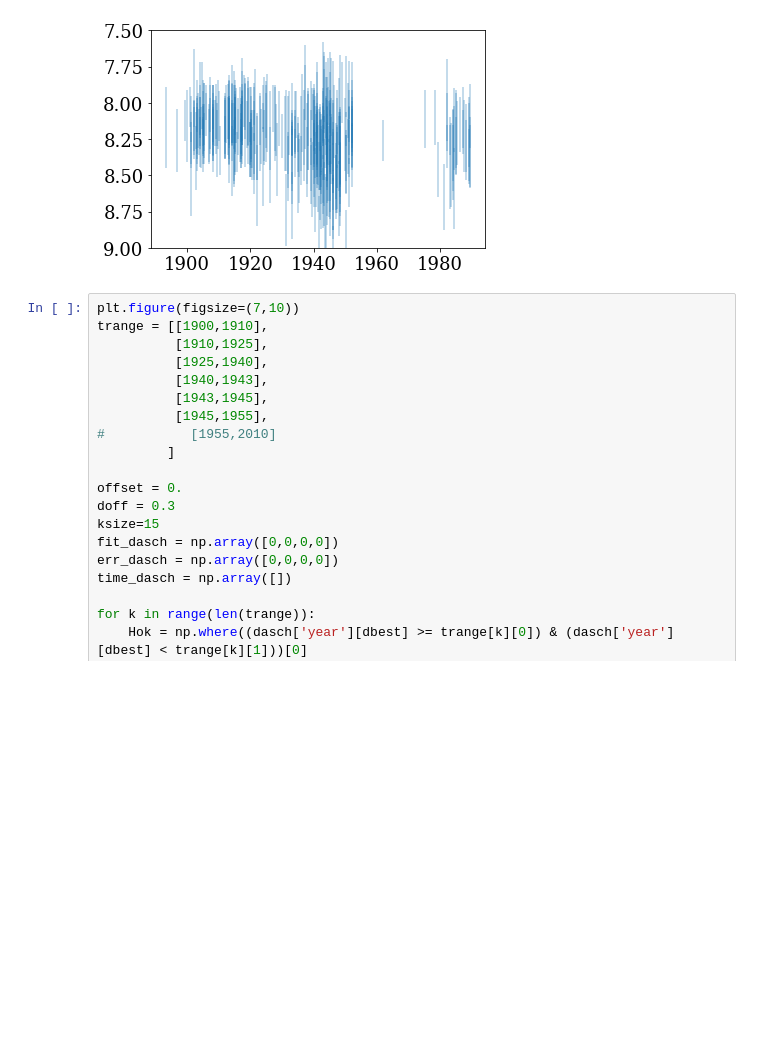
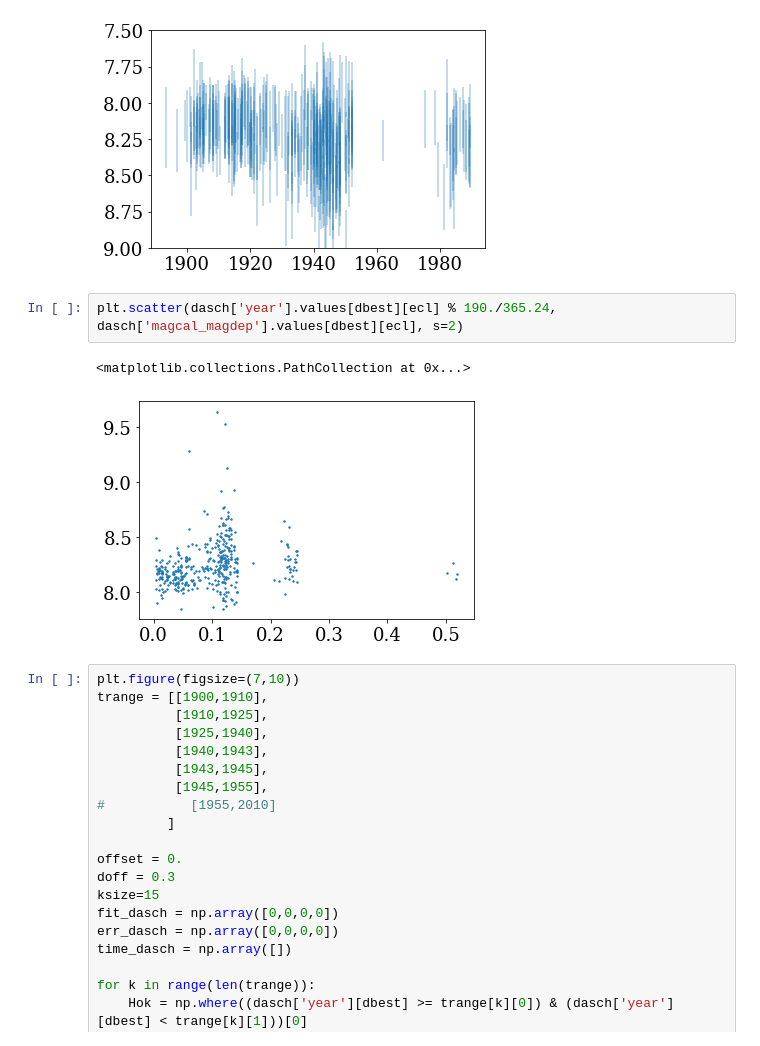
Before and after one commit to jradavenport/HS-Hya, a Jupyter notebook: makeplots.ipynb, the cells around one changed output. Drawn from its saved outputs; the diff is of its cells as text; blank space fills up the shorter version.

```diff
--- a/makeplots.ipynb
+++ b/makeplots.ipynb
@@ -277,6 +281,11 @@ plt.ylim(9, 7.5)
 # %% [output]
 (9, 7.5)
 [figure]
+# %%
+plt.scatter(dasch['year'].values[dbest][ecl] % 190./365.24, dasch['magcal_magdep'].values[dbest][ecl], s=2)
+# %% [output]
+<matplotlib.collections.PathCollection at 0x...>
+[figure, added]
 # %%
 plt.figure(figsize=(7,10))
 trange = [[1900,1910],
```
Also changed, not shown: parts of 11 cells of this notebook.
